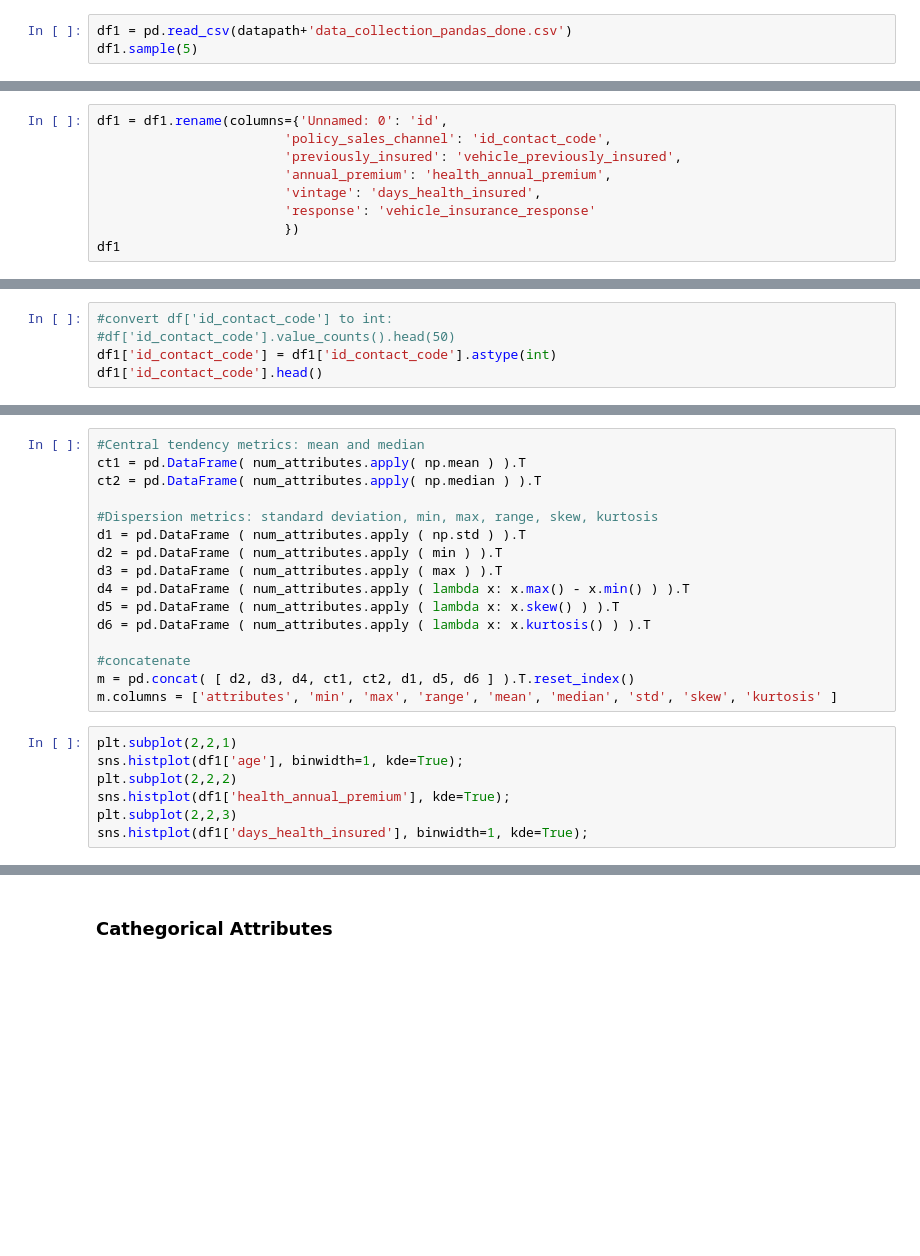
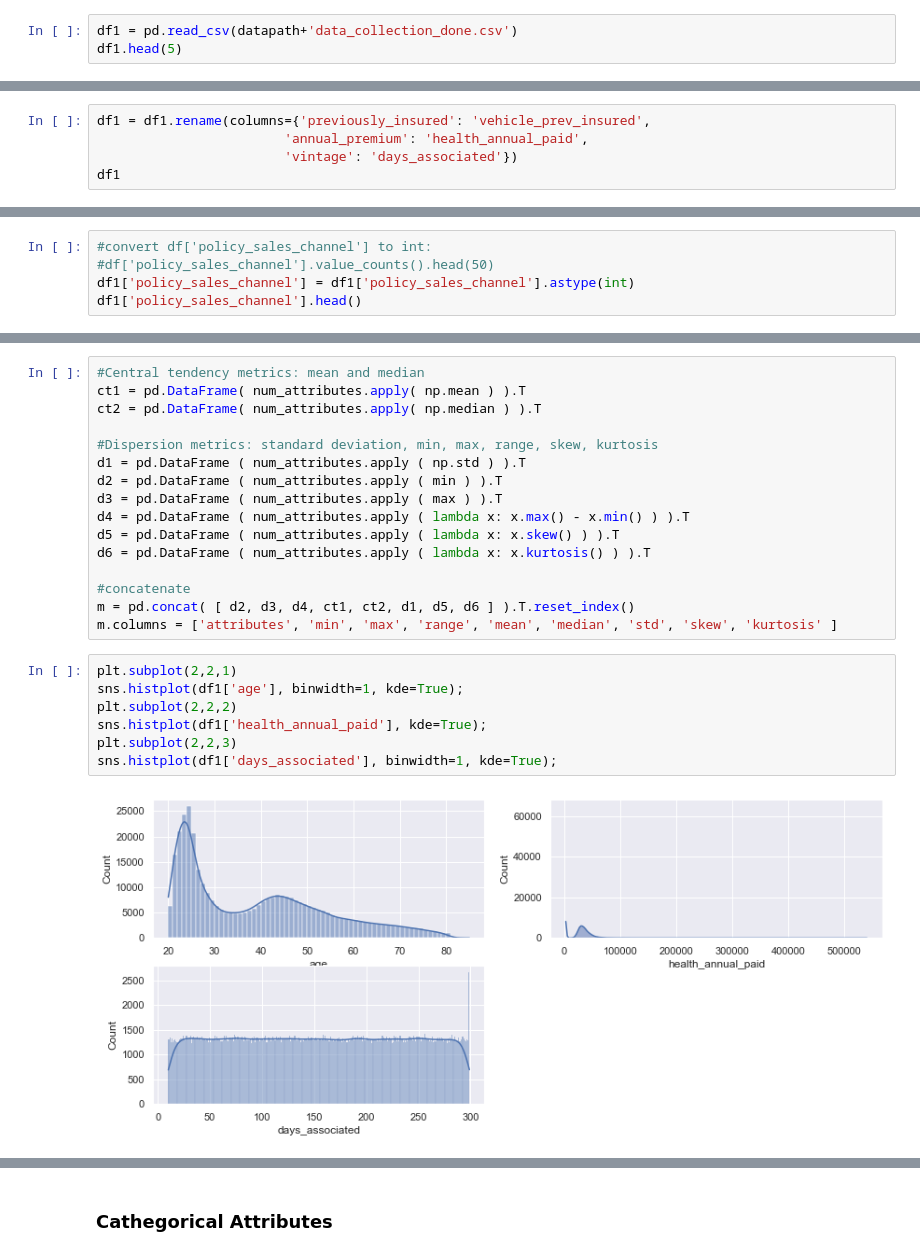
Before and after one commit to nortonvanz/Health-Insurance-Ranking, a Jupyter notebook: health_insurance_cross-sell/notebooks/pa004_version_1.ipynb, the cells around one changed output, grey strips where cells are left out. Cells and saved outputs as stored; diff of their text form; blank space fills up the shorter version.

Commit message:
renamed variables and fixes on EDA

```diff
--- a/health_insurance_cross-sell/notebooks/pa004_version_1.ipynb
+++ b/health_insurance_cross-sell/notebooks/pa004_version_1.ipynb
@@ -248,5 +317,5 @@ df_raw.shape
 # %% [markdown]
 # Data Description
 # %%
-df1 = pd.read_csv(datapath+'data_collection_pandas_done.csv')
-df1.sample(5)
+df1 = pd.read_csv(datapath+'data_collection_done.csv')
+df1.head(5)
@@ -259,9 +360,5 @@ df1.columns
 # %%
-df1 = df1.rename(columns={'Unnamed: 0': 'id',
-                        'policy_sales_channel': 'id_contact_code',
-                        'previously_insured': 'vehicle_previously_insured',
-                        'annual_premium': 'health_annual_premium',
-                        'vintage': 'days_health_insured',
-                        'response': 'vehicle_insurance_response'
-                        })
+df1 = df1.rename(columns={'previously_insured': 'vehicle_prev_insured',
+                        'annual_premium': 'health_annual_paid',
+                        'vintage': 'days_associated'})
 df1
@@ -306,5 +471,5 @@ df1['region_code'].head()
 # %%
-#convert df['id_contact_code'] to int:
-#df['id_contact_code'].value_counts().head(50)
-df1['id_contact_code'] = df1['id_contact_code'].astype(int)
-df1['id_contact_code'].head()
+#convert df['policy_sales_channel'] to int:
+#df['policy_sales_channel'].value_counts().head(50)
+df1['policy_sales_channel'] = df1['policy_sales_channel'].astype(int)
+df1['policy_sales_channel'].head()
@@ -353,9 +575,11 @@ m.columns = ['attributes', 'min', 'max', 'range', 'mean', 'median', 'std', 'skew
 # %%
 plt.subplot(2,2,1)
 sns.histplot(df1['age'], binwidth=1, kde=True);
 plt.subplot(2,2,2)
-sns.histplot(df1['health_annual_premium'], kde=True);
+sns.histplot(df1['health_annual_paid'], kde=True);
 plt.subplot(2,2,3)
-sns.histplot(df1['days_health_insured'], binwidth=1, kde=True);
+sns.histplot(df1['days_associated'], binwidth=1, kde=True);
+# %% [output]
+[figure, added]
 # %%
 m
```
Also changed, not shown: parts of 108 cells of this notebook.
